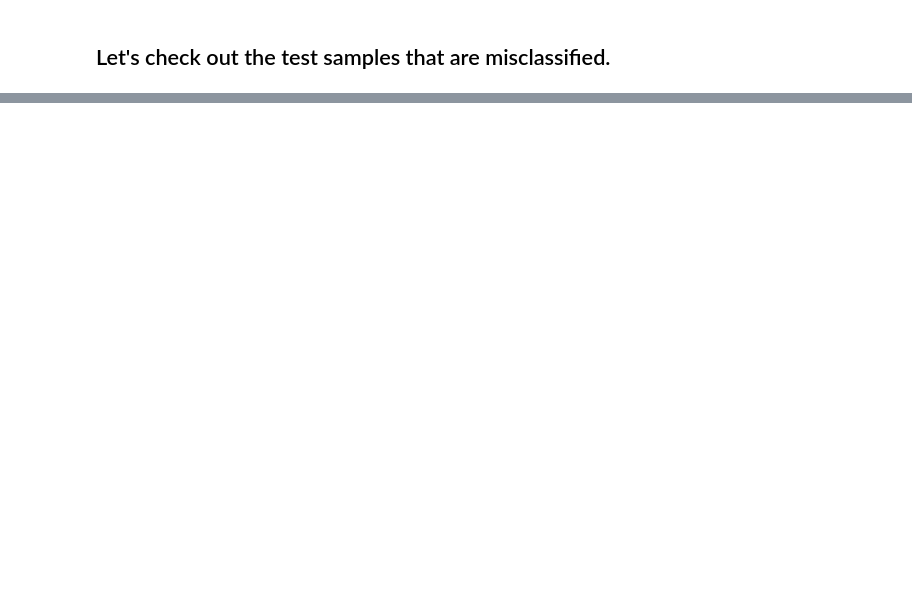
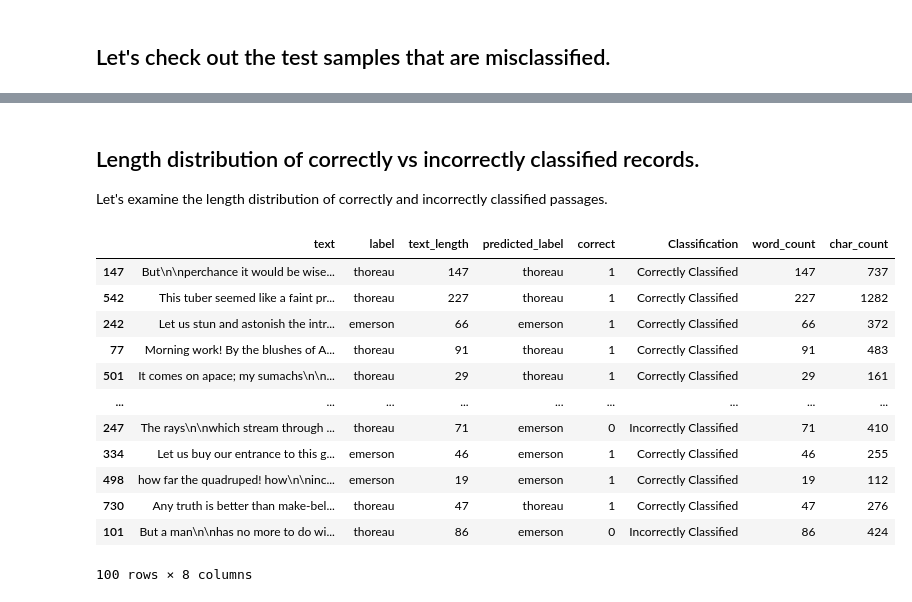
Before and after one commit to ranton256/classifying_concord, a Jupyter notebook: supervised_ML_identify_author.ipynb, the cells around one changed output, grey strips where cells are left out. Cells and saved outputs as stored; diff of their text form; code cells hidden in the pictures; blank space fills up the shorter version.

```diff
--- a/supervised_ML_identify_author.ipynb
+++ b/supervised_ML_identify_author.ipynb
@@ -805,0 +804,44 @@ Count of misclassified = 26
+# %% [markdown]
+## Length distribution of correctly vs incorrectly classified records.
+
+Let's examine the length distribution of correctly and incorrectly classified passages.
+# %%
+# Preprocess a copy of the data to make it friendly to visualization by length, author, and prediction vs actual.
+
+combined_analysis_df = test_df.copy()
+combined_analysis_df['predicted_label_numeric'] = y_pred_trans
+combined_analysis_df['predicted_label'] = combined_analysis_df['predicted_label_numeric'].map(lambda x: my_cat_labels[x])
+combined_analysis_df.head()
+
+combined_analysis_df['correct'] = combined_analysis_df['label'] == combined_analysis_df['predicted_label_numeric']
+combined_analysis_df['correct'] = combined_analysis_df['correct'].astype(int)
+
+correctly_classified_mask = combined_analysis_df['correct'] == 1
+combined_analysis_df.loc[correctly_classified_mask, 'Classification'] = 'Correctly Classified'
+combined_analysis_df.loc[~correctly_classified_mask, 'Classification'] = 'Incorrectly Classified'
+
+combined_analysis_df['label_string'] = combined_analysis_df['label'].map(lambda x: my_cat_labels[x])
+combined_analysis_df['label'] = combined_analysis_df['label_string']
+combined_analysis_df.drop('label_string', axis=1, inplace=True)
+combined_analysis_df.drop('predicted_label_numeric', axis=1, inplace=True)
+
+
+combined_analysis_df.loc[:, 'word_count'] = combined_analysis_df['text'].apply(lambda x: len(x.split()))
+combined_analysis_df.loc[:, 'char_count'] = combined_analysis_df['text'].apply(lambda x: len(x))
+
+
+combined_analysis_df.head(n=100)
+# %% [output]
+|  | text | label | text_length | predicted_label | correct | Classification | word_count | char_count |
+| 147 | But\n\nperchance it would be wise... | thoreau | 147 | thoreau | 1 | Correctly Classified | 147 | 737 |
+| 542 | This tuber seemed like a faint pr... | thoreau | 227 | thoreau | 1 | Correctly Classified | 227 | 1282 |
+| 242 | Let us stun and astonish the intr... | emerson | 66 | emerson | 1 | Correctly Classified | 66 | 372 |
+| 77 | Morning work! By the blushes of A... | thoreau | 91 | thoreau | 1 | Correctly Classified | 91 | 483 |
+| 501 | It comes on apace; my sumachs\n\n... | thoreau | 29 | thoreau | 1 | Correctly Classified | 29 | 161 |
+| ... | ... | ... | ... | ... | ... | ... | ... | ... |
+| 247 | The rays\n\nwhich stream through ... | thoreau | 71 | emerson | 0 | Incorrectly Classified | 71 | 410 |
+| 334 | Let us buy our entrance to this g... | emerson | 46 | emerson | 1 | Correctly Classified | 46 | 255 |
+| 498 | how far the quadruped! how\n\ninc... | emerson | 19 | emerson | 1 | Correctly Classified | 19 | 112 |
+| 730 | Any truth is better than make-bel... | thoreau | 47 | thoreau | 1 | Correctly Classified | 47 | 276 |
+| 101 | But a man\n\nhas no more to do wi... | thoreau | 86 | emerson | 0 | Incorrectly Classified | 86 | 424 |
+100 rows × 8 columns
```
Also changed, not shown: parts of 31 cells of this notebook.
